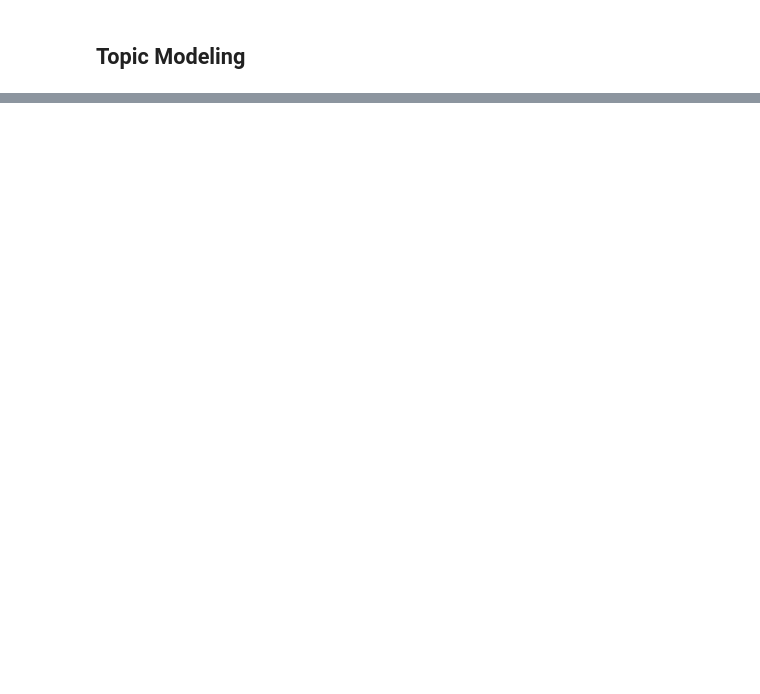
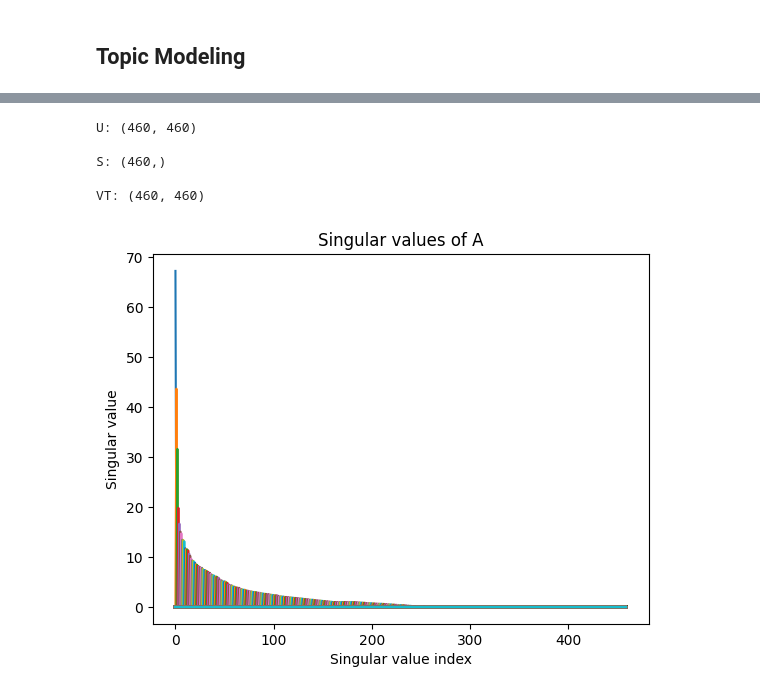
Before and after one commit to danielpatrickhug/Instruction_Kernels, a Jupyter notebook: github_repo_parser.ipynb, the cells around one changed output, grey strips where cells are left out. Cells and saved outputs as stored; diff of their text form; code cells hidden in the pictures; blank space fills up the shorter version.

```diff
--- a/github_repo_parser.ipynb
+++ b/github_repo_parser.ipynb
@@ -493,0 +570,17 @@ from sklearn.feature_extraction.text import CountVectorizer
+# %%
+U, S, VT = np.linalg.svd(A)
+print(f'U: {U.shape}\n')
+print(f'S: {S.shape}\n')
+print(f'VT: {VT.shape}\n')
+plt.plot(np.diag(S))
+plt.xlabel('Singular value index')
+plt.ylabel('Singular value')
+plt.title('Singular values of A')
+plt.show()
+# %% [output]
+U: (460, 460)
+
+S: (460,)
+
+VT: (460, 460)
+[figure, added]
```
Also changed, not shown: parts of 26 cells of this notebook.
